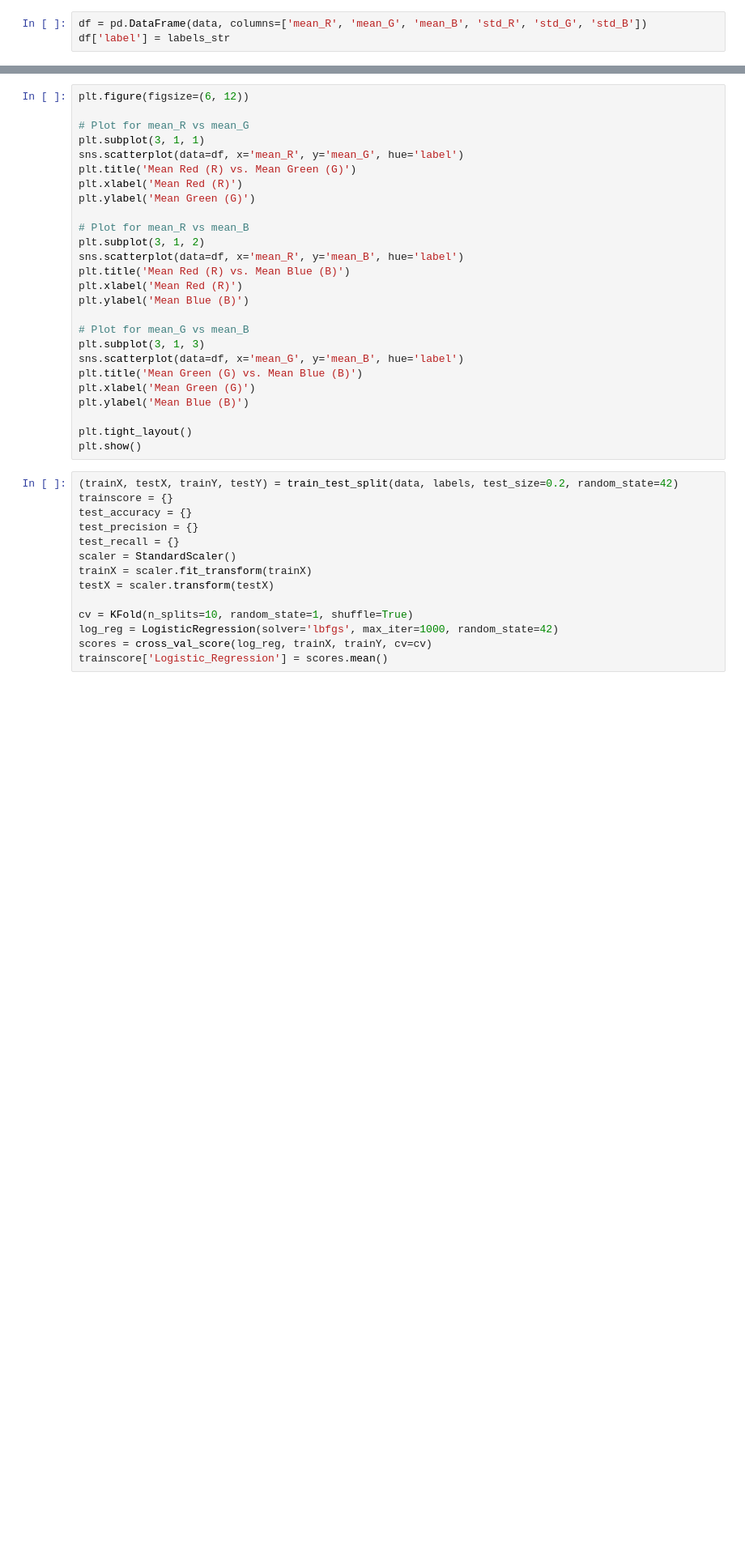
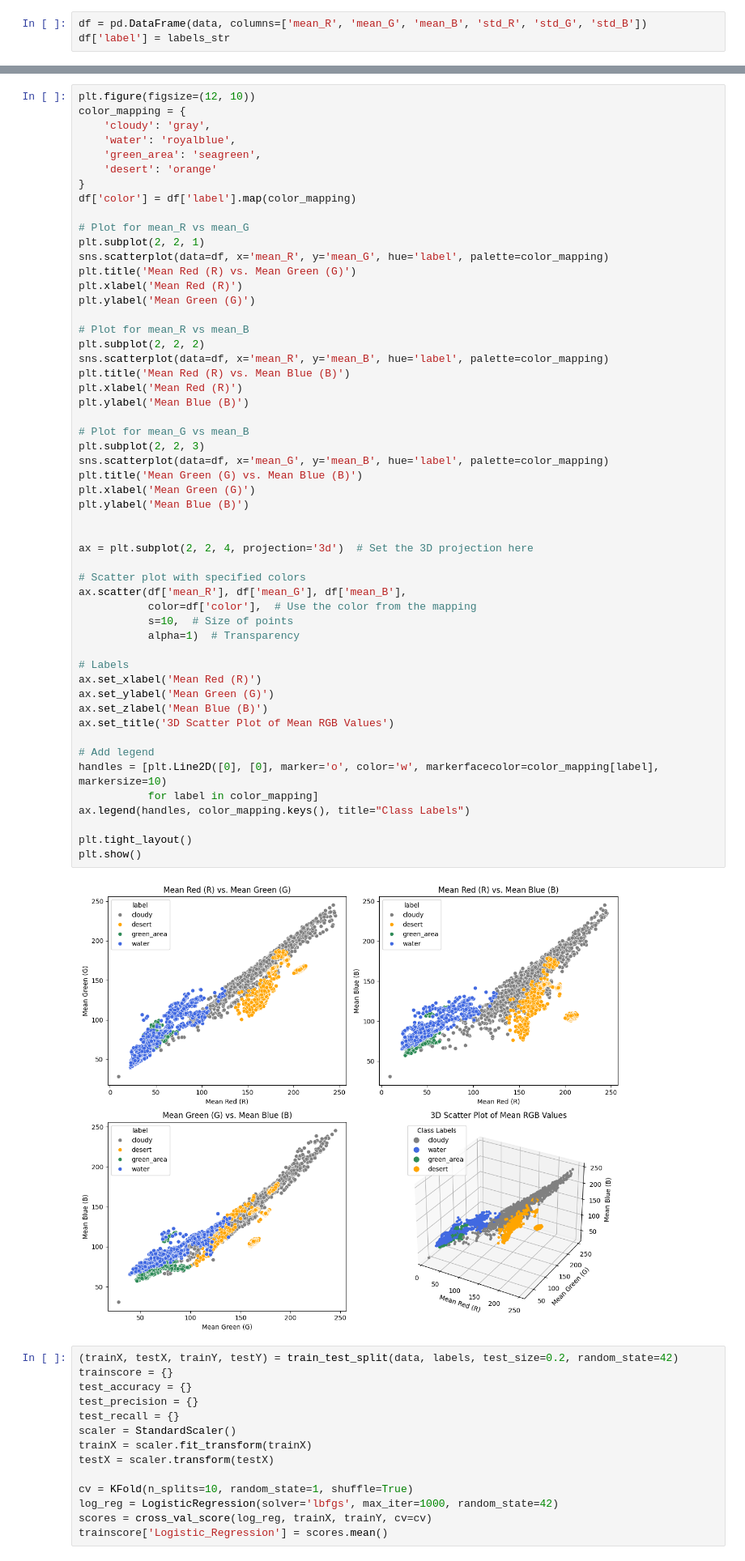
Before and after one commit to 10sajan10/CS6830_Project7, a Jupyter notebook: Project_7.ipynb, the cells around one changed output, grey strips where cells are left out. Shown at 81% size. Saved outputs shown, nothing was run; the diff lists cells and outputs as text; blank space fills up the shorter version.

```diff
--- a/Project_7.ipynb
+++ b/Project_7.ipynb
@@ -118,29 +99,58 @@ NameError: name 'sns' is not defined
 # %%
-plt.figure(figsize=(6, 12))
+plt.figure(figsize=(12, 10))
+color_mapping = {
+    'cloudy': 'gray',
+    'water': 'royalblue',
+    'green_area': 'seagreen',
+    'desert': 'orange'
+}
+df['color'] = df['label'].map(color_mapping)
 
 # Plot for mean_R vs mean_G
-plt.subplot(3, 1, 1)
-sns.scatterplot(data=df, x='mean_R', y='mean_G', hue='label')
+plt.subplot(2, 2, 1)
+sns.scatterplot(data=df, x='mean_R', y='mean_G', hue='label', palette=color_mapping)
 plt.title('Mean Red (R) vs. Mean Green (G)')
 plt.xlabel('Mean Red (R)')
 plt.ylabel('Mean Green (G)')
 
 # Plot for mean_R vs mean_B
-plt.subplot(3, 1, 2)
-sns.scatterplot(data=df, x='mean_R', y='mean_B', hue='label')
+plt.subplot(2, 2, 2)
+sns.scatterplot(data=df, x='mean_R', y='mean_B', hue='label', palette=color_mapping)
 plt.title('Mean Red (R) vs. Mean Blue (B)')
 plt.xlabel('Mean Red (R)')
 plt.ylabel('Mean Blue (B)')
 
 # Plot for mean_G vs mean_B
-plt.subplot(3, 1, 3)
-sns.scatterplot(data=df, x='mean_G', y='mean_B', hue='label')
+plt.subplot(2, 2, 3)
+sns.scatterplot(data=df, x='mean_G', y='mean_B', hue='label', palette=color_mapping)
 plt.title('Mean Green (G) vs. Mean Blue (B)')
 plt.xlabel('Mean Green (G)')
 plt.ylabel('Mean Blue (B)')
 
+
+ax = plt.subplot(2, 2, 4, projection='3d')  # Set the 3D projection here
+
+# Scatter plot with specified colors
+ax.scatter(df['mean_R'], df['mean_G'], df['mean_B'],
+           color=df['color'],  # Use the color from the mapping
+           s=10,  # Size of points
+           alpha=1)  # Transparency
+
+# Labels
+ax.set_xlabel('Mean Red (R)')
+ax.set_ylabel('Mean Green (G)')
+ax.set_zlabel('Mean Blue (B)')
+ax.set_title('3D Scatter Plot of Mean RGB Values')
+
+# Add legend
+handles = [plt.Line2D([0], [0], marker='o', color='w', markerfacecolor=color_mapping[label], markersize=10)
+           for label in color_mapping]
+ax.legend(handles, color_mapping.keys(), title="Class Labels")
+
 plt.tight_layout()
 plt.show()
+# %% [output]
+[figure, added]
 # %%
 (trainX, testX, trainY, testY) = train_test_split(data, labels, test_size=0.2, random_state=42)
 trainscore = {}
```
Also changed, not shown: parts of 14 cells of this notebook.
